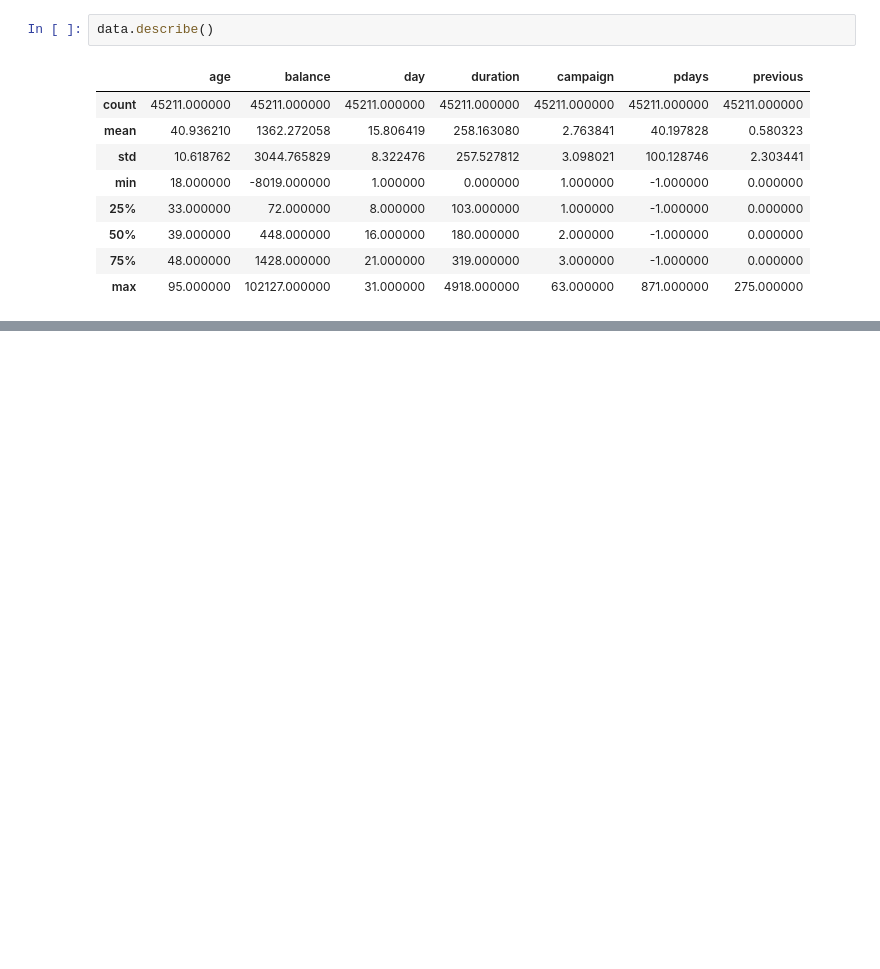
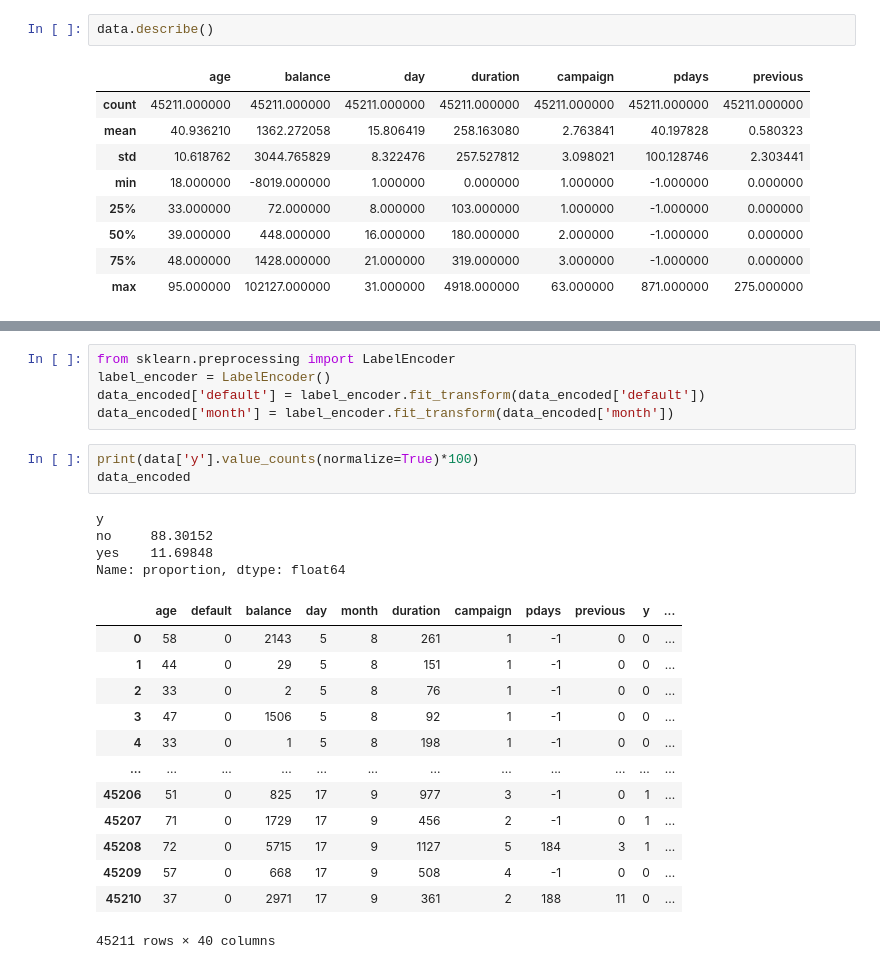
Before and after one commit to Dulina77/bank-marketing-prediction, a Jupyter notebook: Notebooks/cw1.ipynb, the cells around one changed output, grey strips where cells are left out. Cells and saved outputs as stored; diff of their text form; blank space fills up the shorter version.

```diff
--- a/Notebooks/cw1.ipynb
+++ b/Notebooks/cw1.ipynb
@@ -122,0 +105,26 @@ data_encoded
+# %%
+from sklearn.preprocessing import LabelEncoder
+label_encoder = LabelEncoder()
+data_encoded['default'] = label_encoder.fit_transform(data_encoded['default'])
+data_encoded['month'] = label_encoder.fit_transform(data_encoded['month'])
+# %%
+print(data['y'].value_counts(normalize=True)*100)
+data_encoded
+# %% [output]
+y
+no     88.30152
+yes    11.69848
+Name: proportion, dtype: float64
+|  | age | default | balance | day | month | duration | campaign | pdays | previous | y | ... |
+| 0 | 58 | 0 | 2143 | 5 | 8 | 261 | 1 | -1 | 0 | 0 | ... |
+| 1 | 44 | 0 | 29 | 5 | 8 | 151 | 1 | -1 | 0 | 0 | ... |
+| 2 | 33 | 0 | 2 | 5 | 8 | 76 | 1 | -1 | 0 | 0 | ... |
+| 3 | 47 | 0 | 1506 | 5 | 8 | 92 | 1 | -1 | 0 | 0 | ... |
+| 4 | 33 | 0 | 1 | 5 | 8 | 198 | 1 | -1 | 0 | 0 | ... |
+| ... | ... | ... | ... | ... | ... | ... | ... | ... | ... | ... | ... |
+| 45206 | 51 | 0 | 825 | 17 | 9 | 977 | 3 | -1 | 0 | 1 | ... |
+| 45207 | 71 | 0 | 1729 | 17 | 9 | 456 | 2 | -1 | 0 | 1 | ... |
+| 45208 | 72 | 0 | 5715 | 17 | 9 | 1127 | 5 | 184 | 3 | 1 | ... |
+| 45209 | 57 | 0 | 668 | 17 | 9 | 508 | 4 | -1 | 0 | 0 | ... |
+| 45210 | 37 | 0 | 2971 | 17 | 9 | 361 | 2 | 188 | 11 | 0 | ... |
+45211 rows × 40 columns
```
Also changed, not shown: parts of 6 cells of this notebook.
